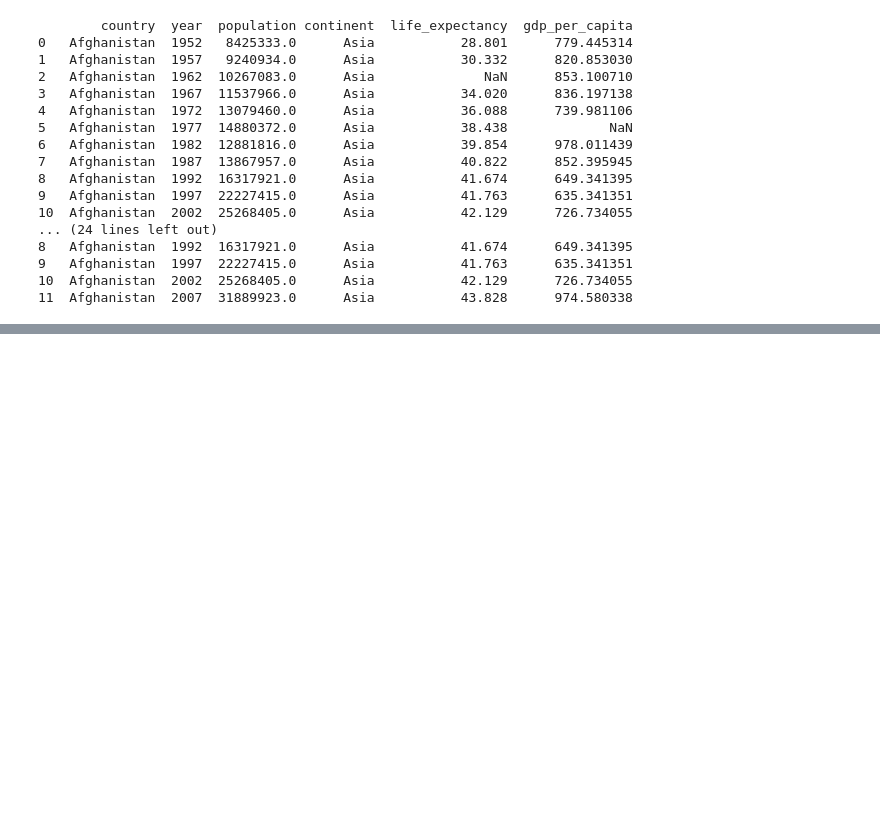
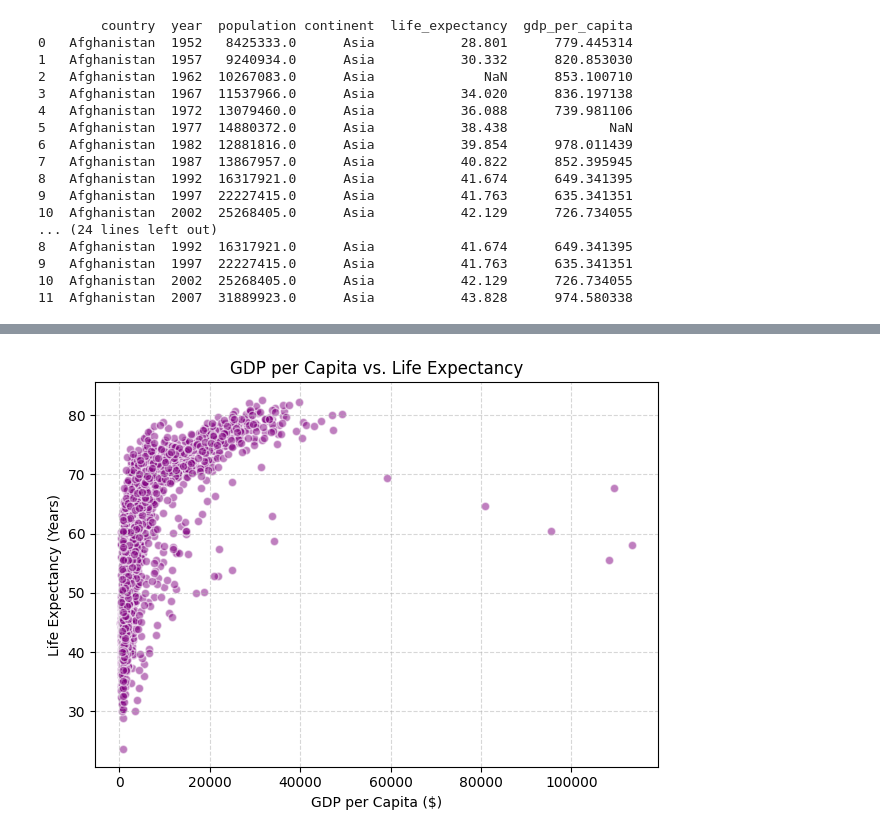
Before and after one commit to acesudo/AIML-bootcamp-2026, a Jupyter notebook: GLA_ML_SESSION2.ipynb, the cells around one changed output, grey strips where cells are left out. Saved outputs shown, nothing was run; the diff lists cells and outputs as text; code cells hidden in the pictures; blank space fills up the shorter version.

```diff
--- a/GLA_ML_SESSION2.ipynb
+++ b/GLA_ML_SESSION2.ipynb
@@ -394,0 +616,17 @@ Ellipsis
+# %%
+import matplotlib.pyplot as plt
+
+# 1. Create the scatter plot (GDP on X-axis, Life Expectancy on Y-axis)
+plt.scatter(df_clean['gdp_per_capita'], df_clean['life_expectancy'], color='purple', alpha=0.5, edgecolor='white')
+
+# 2. Add labels and title
+plt.title('GDP per Capita vs. Life Expectancy')
+plt.xlabel('GDP per Capita ($)')
+plt.ylabel('Life Expectancy (Years)')
+plt.grid(True, linestyle='--', alpha=0.5)
+
+# 3. Display the chart
+plt.tight_layout()
+plt.show()
+# %% [output]
+[figure, added]
```
Also changed, not shown: parts of 53 cells of this notebook.
